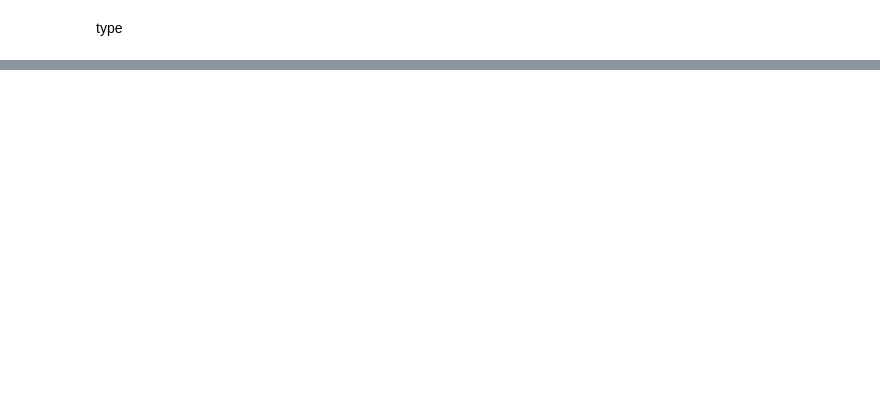
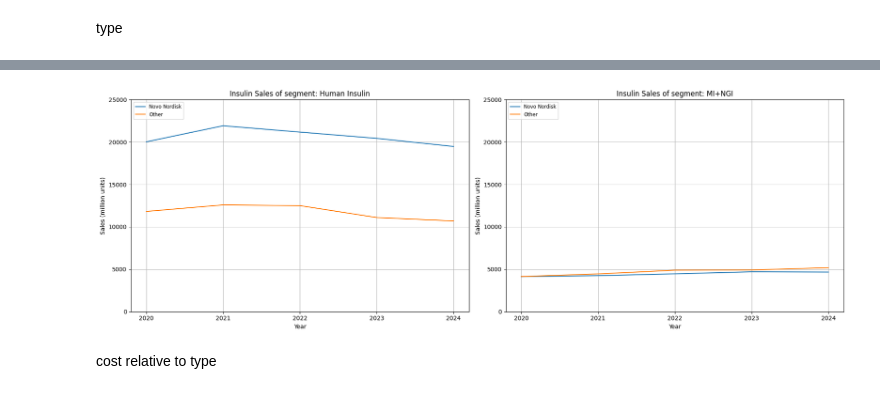
Before and after one commit to Apros7/Hackathons, a Jupyter notebook: Lucas/iqvia.ipynb, the cells around one changed output, grey strips where cells are left out. Cells and saved outputs as stored; diff of their text form; code cells hidden in the pictures; blank space fills up the shorter version.

Commit message:
cost

```diff
--- a/Lucas/iqvia.ipynb
+++ b/Lucas/iqvia.ipynb
@@ -214,0 +281,22 @@ types = {"Novo Nordisk": {}, "Other": {"2020": [], "2021": [], "2022": [], "2023
+# %%
+years = ['2020', '2021', '2022', '2023', '2024']
+
+# Define the figure and subplots
+fig, axs = plt.subplots(1, 3, figsize=(18, 6))
+
+# Iterate through each company and its data
+for company, company_data in types_the.items():
+    # Plot the data for each insulin type
+    for ax, (insulin, insulin_sales) in zip(axs, company_data.items()):
+        ax.plot(years, list(insulin_sales.values()), label=f'{company}')
+        ax.set_title(f'Insulin Sales for Sub-therapy type: {insulin}')
+        ax.set_xlabel('Year')
+        ax.set_ylabel('Sales (million units)')
+        ax.set_xticks(years)
+        ax.set_ylim(0, 21000)
+        ax.legend(loc='upper left', fontsize='small')
+        ax.grid(True)
+
+# Adjust layout and display the plots
+plt.tight_layout()
+plt.show()
@@ -214,0 +305,26 @@ types = {"Novo Nordisk": {}, "Other": {"2020": [], "2021": [], "2022": [], "2023
+# %%
+years = ['2020', '2021', '2022', '2023', '2024']
+
+# Define the figure and subplots
+fig, axs = plt.subplots(1, 2, figsize=(18, 6))
+
+# Iterate through each company and its data
+for company, company_data in types_seg.items():
+    # Plot the data for each insulin type
+    for ax, (insulin, insulin_sales) in zip(axs, company_data.items()):
+        ax.plot(years, list(insulin_sales.values()), label=f'{company}')
+        ax.set_title(f'Insulin Sales of segment: {insulin}')
+        ax.set_xlabel('Year')
+        ax.set_ylabel('Sales (million units)')
+        ax.set_xticks(years)
+        ax.set_ylim(0, 25000)
+        ax.legend(loc='upper left', fontsize='small')
+        ax.grid(True)
+
+# Adjust layout and display the plots
+plt.tight_layout()
+plt.show()
+# %% [output]
+[figure, added]
+# %% [markdown]
+cost relative to type
```
Also changed, not shown: parts of 10 cells of this notebook.
